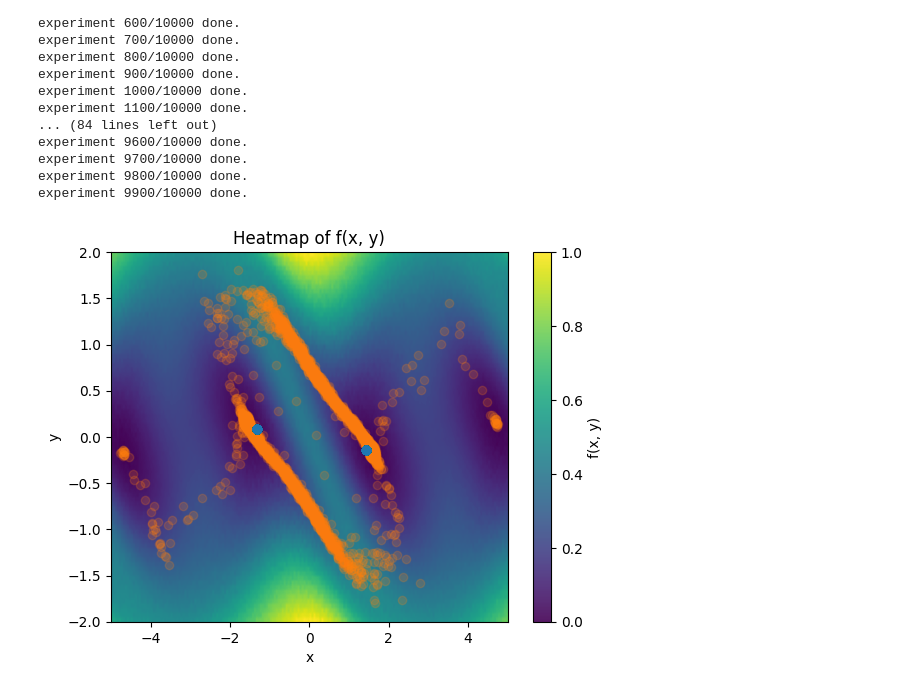
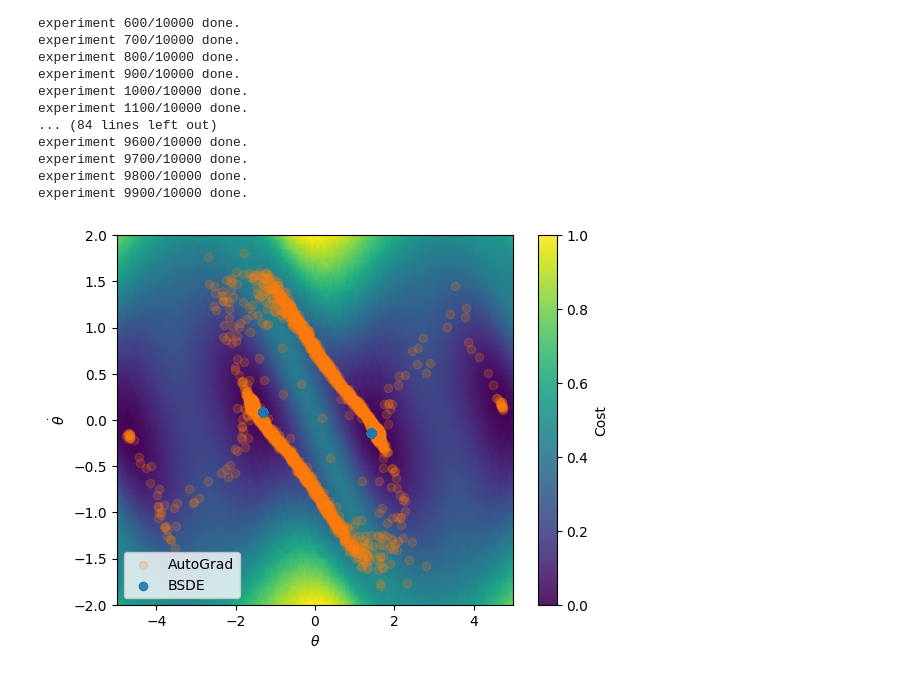
Before and after one commit to YuhangMeiUW/BSDE-Gradient, a Jupyter notebook: optresult_vs_heatmap.ipynb, the cells around one changed output. Drawn from its saved outputs; the diff is of its cells as text; code cells hidden in the pictures.

```diff
--- a/optresult_vs_heatmap.ipynb
+++ b/optresult_vs_heatmap.ipynb
@@ -122,18 +122,19 @@ loss_grid = loss_vec.reshape(nx,ny)
 # %%
 plt.figure()
 plt.imshow(
     loss_grid.T,                          # transpose for correct orientation
     extent=[-5, 5, -2, 2],
     origin='lower',
     aspect='auto',
     cmap='viridis'
 )
-plt.scatter(theta_auto_final[:,0].detach().numpy(), theta_auto_final[:,1].detach().numpy(), label="autograd", alpha=0.2, color='C1')
-plt.scatter(theta_phi_final[:,0].detach().numpy(), theta_phi_final[:,1].detach().numpy(), label="phi(theta) grad", alpha=0.9, color='C0')
-plt.colorbar(label='f(x, y)')
-plt.xlabel('x')
-plt.ylabel('y')
-plt.title('Heatmap of f(x, y)')
+plt.scatter(theta_auto_final[:,0].detach().numpy(), theta_auto_final[:,1].detach().numpy(), label="AutoGrad", alpha=0.2, color='C1')
+plt.scatter(theta_phi_final[:,0].detach().numpy(), theta_phi_final[:,1].detach().numpy(), label="BSDE", alpha=0.9, color='C0')
+plt.colorbar(label='Cost')
+plt.xlabel(r'$\theta$')
+plt.ylabel(r'$\dot{\theta}$')
+plt.legend()
+# plt.title('Heatmap of f(x, y)')
 plt.show()
 # %% [output]
-[figure, old version]
+[figure, new version]
```
